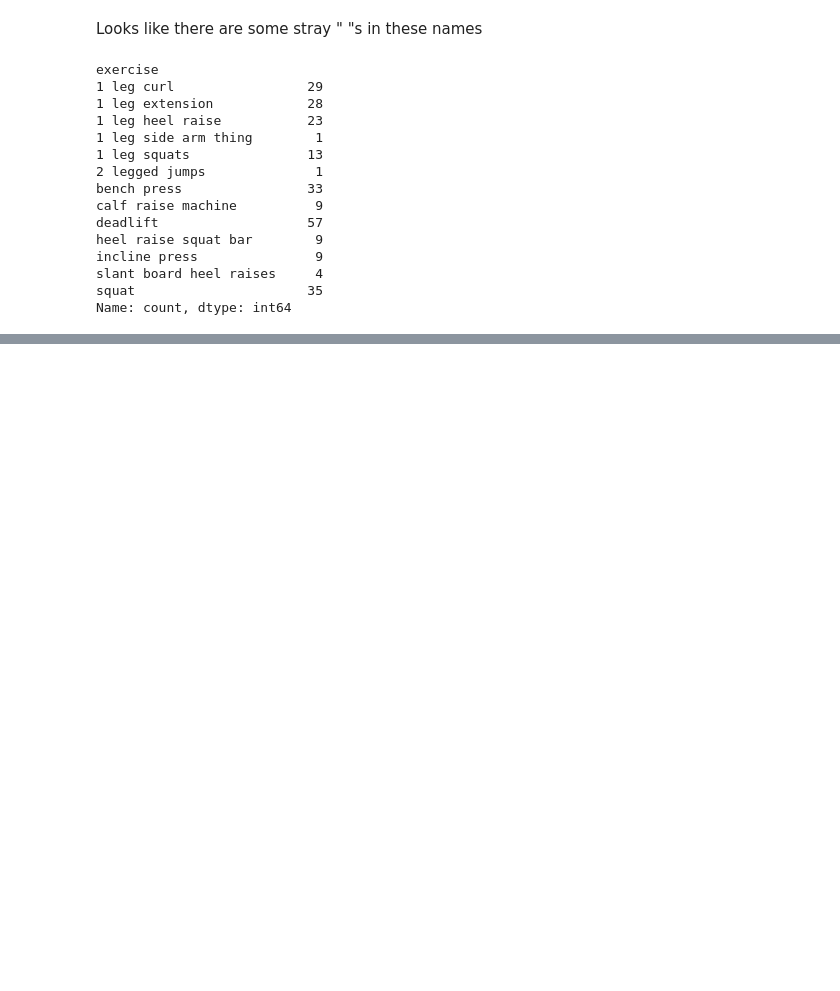
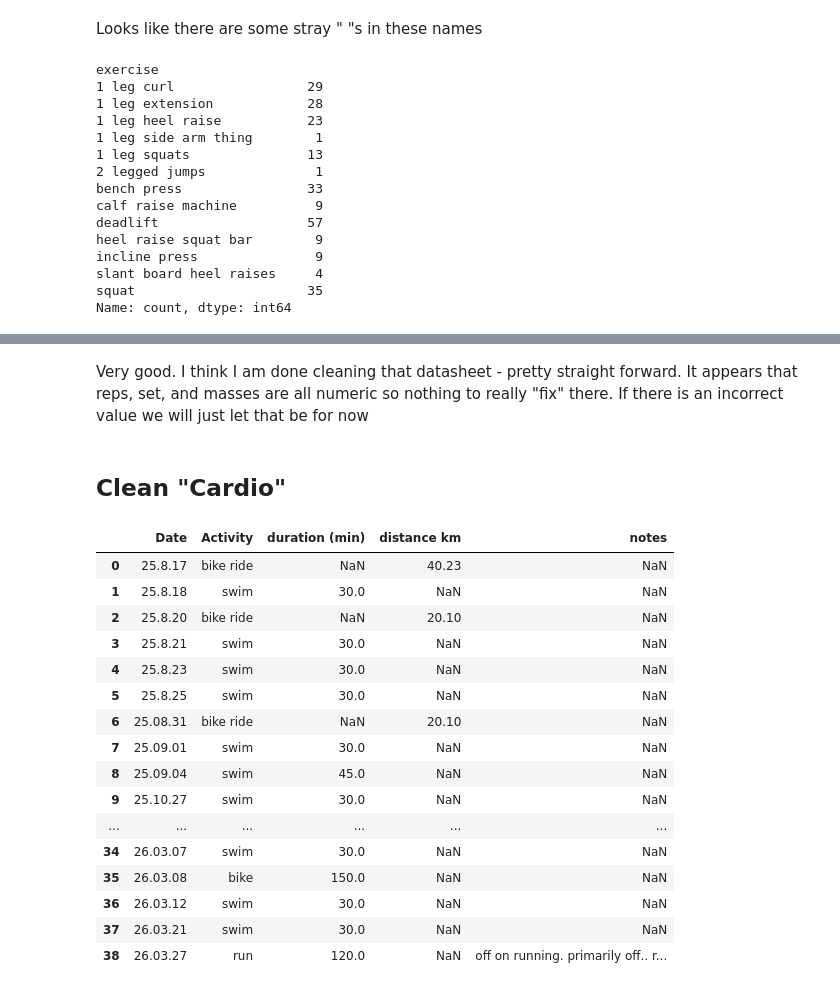
Before and after one commit to BilyBrown/activity_tracking, a Jupyter notebook: notebooks/data_clean_trial.ipynb, the cells around one changed output, grey strips where cells are left out. Cells and saved outputs as stored; diff of their text form; code cells hidden in the pictures; blank space fills up the shorter version.

```diff
--- a/notebooks/data_clean_trial.ipynb
+++ b/notebooks/data_clean_trial.ipynb
@@ -184,0 +203,4 @@ Name: count, dtype: int64
+# %% [markdown]
+Very good. I think I am done cleaning that datasheet - pretty straight forward. It appears that reps, set, and masses are all numeric so nothing to really "fix" there. If there is an incorrect value we will just let that be for now
+# %% [markdown]
+## Clean "Cardio"
@@ -184,0 +209,20 @@ Name: count, dtype: int64
+# %%
+cardio_df
+# %% [output]
+|  | Date | Activity | duration (min) | distance km | notes |
+| 0 | 25.8.17 | bike ride | NaN | 40.23 | NaN |
+| 1 | 25.8.18 | swim | 30.0 | NaN | NaN |
+| 2 | 25.8.20 | bike ride | NaN | 20.10 | NaN |
+| 3 | 25.8.21 | swim | 30.0 | NaN | NaN |
+| 4 | 25.8.23 | swim | 30.0 | NaN | NaN |
+| 5 | 25.8.25 | swim | 30.0 | NaN | NaN |
+| 6 | 25.08.31 | bike ride | NaN | 20.10 | NaN |
+| 7 | 25.09.01 | swim | 30.0 | NaN | NaN |
+| 8 | 25.09.04 | swim | 45.0 | NaN | NaN |
+| 9 | 25.10.27 | swim | 30.0 | NaN | NaN |
+| ... | ... | ... | ... | ... | ... |
+| 34 | 26.03.07 | swim | 30.0 | NaN | NaN |
+| 35 | 26.03.08 | bike | 150.0 | NaN | NaN |
+| 36 | 26.03.12 | swim | 30.0 | NaN | NaN |
+| 37 | 26.03.21 | swim | 30.0 | NaN | NaN |
+| 38 | 26.03.27 | run | 120.0 | NaN | off on running. primarily off.. r... |
```
Also changed, not shown: parts of 9 cells of this notebook.
